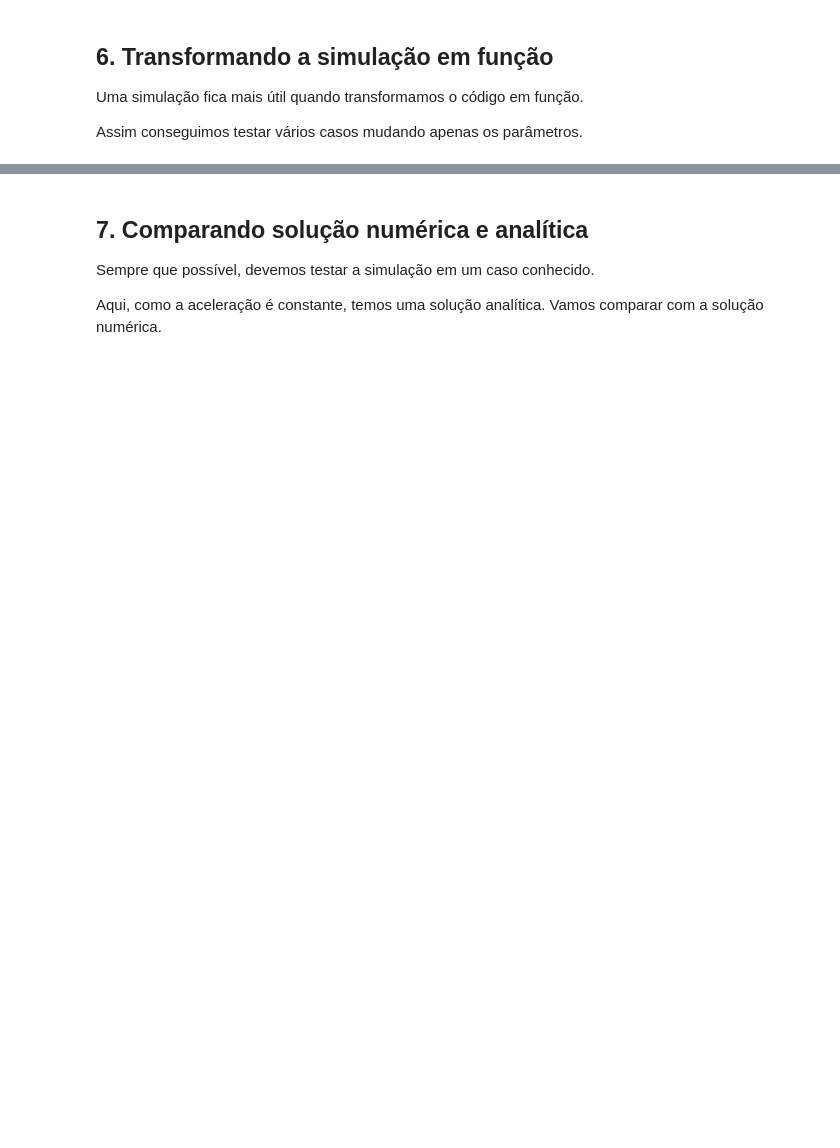
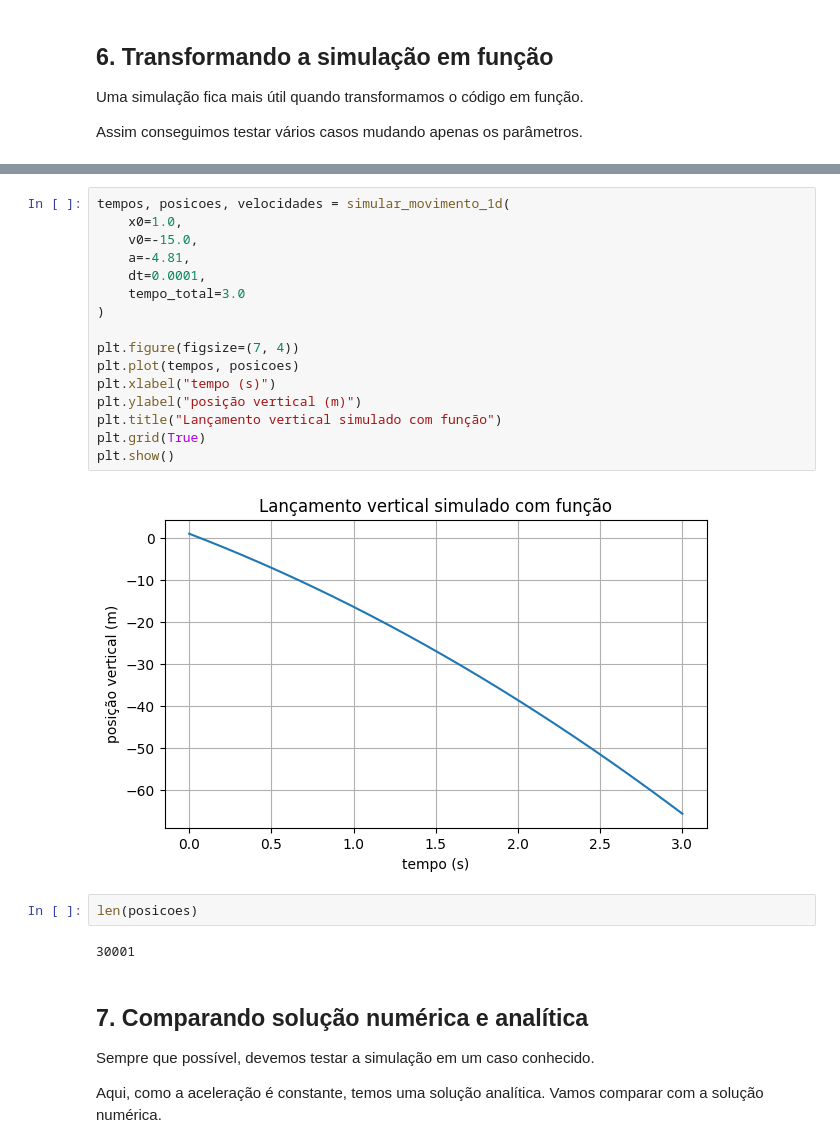
Before and after one commit to nexus-ufla/plano-inclinado, a Jupyter notebook: aulas/aula02_fisica_computacional.ipynb, the cells around one changed output, grey strips where cells are left out. Cells and saved outputs as stored; diff of their text form; blank space fills up the shorter version.

```diff
--- a/aulas/aula02_fisica_computacional.ipynb
+++ b/aulas/aula02_fisica_computacional.ipynb
@@ -224,3 +256,25 @@ plt.show()
+# %%
+tempos, posicoes, velocidades = simular_movimento_1d(
+    x0=1.0,
+    v0=-15.0,
+    a=-4.81,
+    dt=0.0001,
+    tempo_total=3.0
+)
+
+plt.figure(figsize=(7, 4))
+plt.plot(tempos, posicoes)
+plt.xlabel("tempo (s)")
+plt.ylabel("posição vertical (m)")
+plt.title("Lançamento vertical simulado com função")
+plt.grid(True)
+plt.show()
+# %% [output]
+[figure, added]
+# %%
+len(posicoes)
+# %% [output]
+30001
 # %% [markdown]
 ## 7. Comparando solução numérica e analítica
 
```
Also changed, not shown: parts of 22 cells of this notebook, 1 other file.
